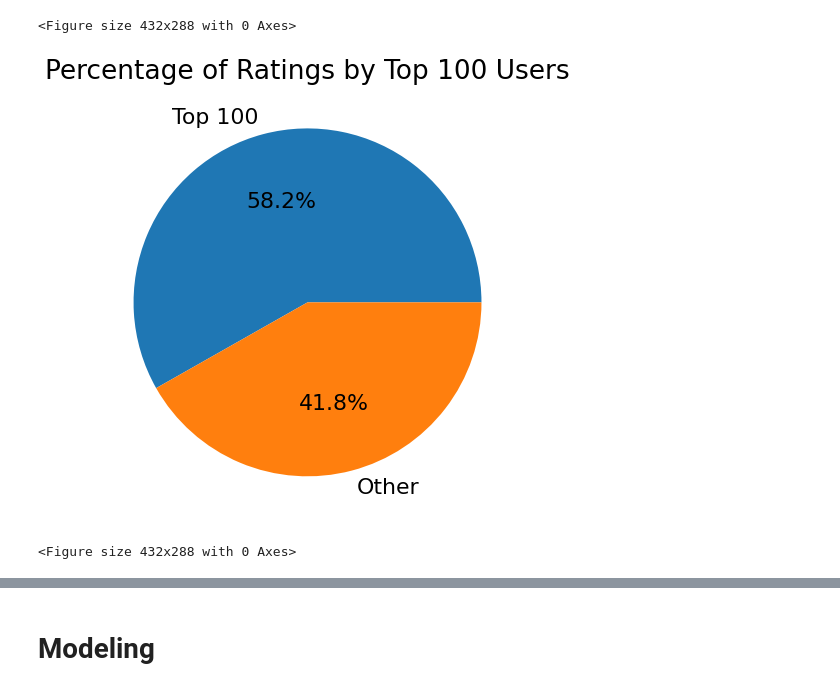
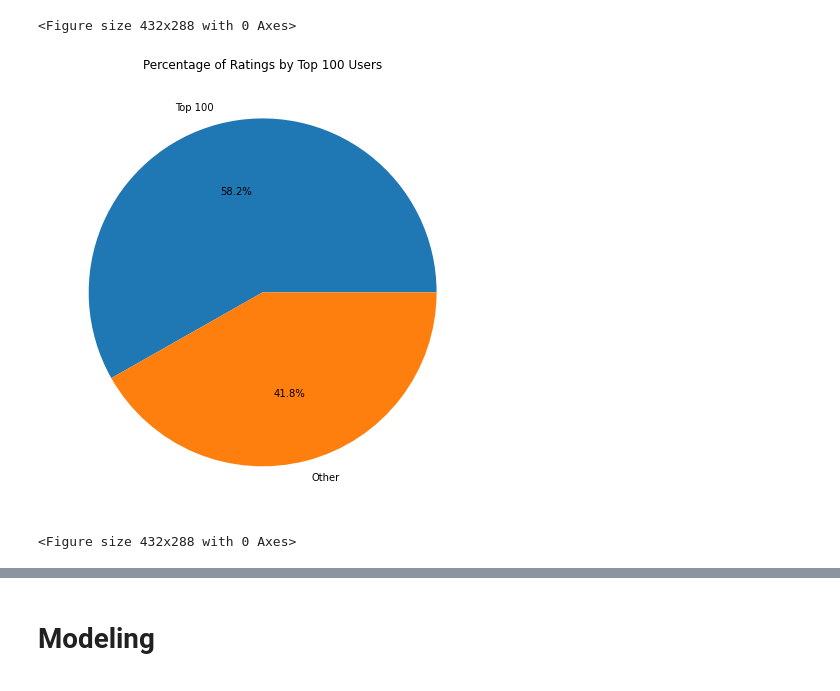
Before and after one commit to seanconlon29/Microsofts-Launch-into-Streaming, a Jupyter notebook: Final-Vinnie.ipynb, the cells around one changed output, grey strips where cells are left out. Cells and saved outputs as stored; diff of their text form; code cells hidden in the pictures.

```diff
--- a/Final-Vinnie.ipynb
+++ b/Final-Vinnie.ipynb
@@ -640,31 +583,31 @@ plt.savefig('piechart.png', bbox_inches='tight', dpi=300)
 [figure]
 <Figure size 432x288 with 0 Axes>
 # %%
- import matplotlib.pyplot as plt
+# Number of ratings by the top 100 users.
+import matplotlib.pyplot as plt
 
-# group the data by userId and count the number of ratings for each user
+# group the data by userId and count the number of ratings for each user.
 user_ratings_counts = df_clean.groupby('userId')['rating'].count()
 
-# get the top 100 users by rating count
+# get the top 100 users by rating count.
 top_100_users = user_ratings_counts.sort_values(ascending=False)[:100]
 
-# get the count of ratings for all users in the top 100
+# get the count of ratings for all users in the top 100.
 top_100_ratings = top_100_users.sum()
 
-# get the count of ratings for all users not in the top 100
+# get the count of ratings for all users not in the top 100.
 other_ratings = user_ratings_counts.sum() - top_100_ratings
 
-# combine the top 10 users and other into a new dataframe
+# combine the top 10 users and other into a new dataframe.
 user_counts = pd.concat([pd.Series({'Top 100': top_100_ratings}), pd.Series({'Other': other_ratings})])
 
-plt.rcParams.update({'font.size': 22})
 
-# create a pie chart of the user rating counts for the top 10 users and other
-plt.figure(figsize=(15, 8))
+# create a pie chart of the user rating counts for the top 10 users and other.
+plt.figure(figsize=(10, 8))
 plt.pie(user_counts.values, labels=user_counts.index, autopct='%1.1f%%')
 plt.title('Percentage of Ratings by Top 100 Users')
 plt.show()
 plt.savefig('top100.png', bbox_inches='tight', dpi=300)
 # %% [output]
-[figure, old version]
+[figure, new version]
 <Figure size 432x288 with 0 Axes>
```
Also changed, not shown: parts of 104 cells of this notebook.
